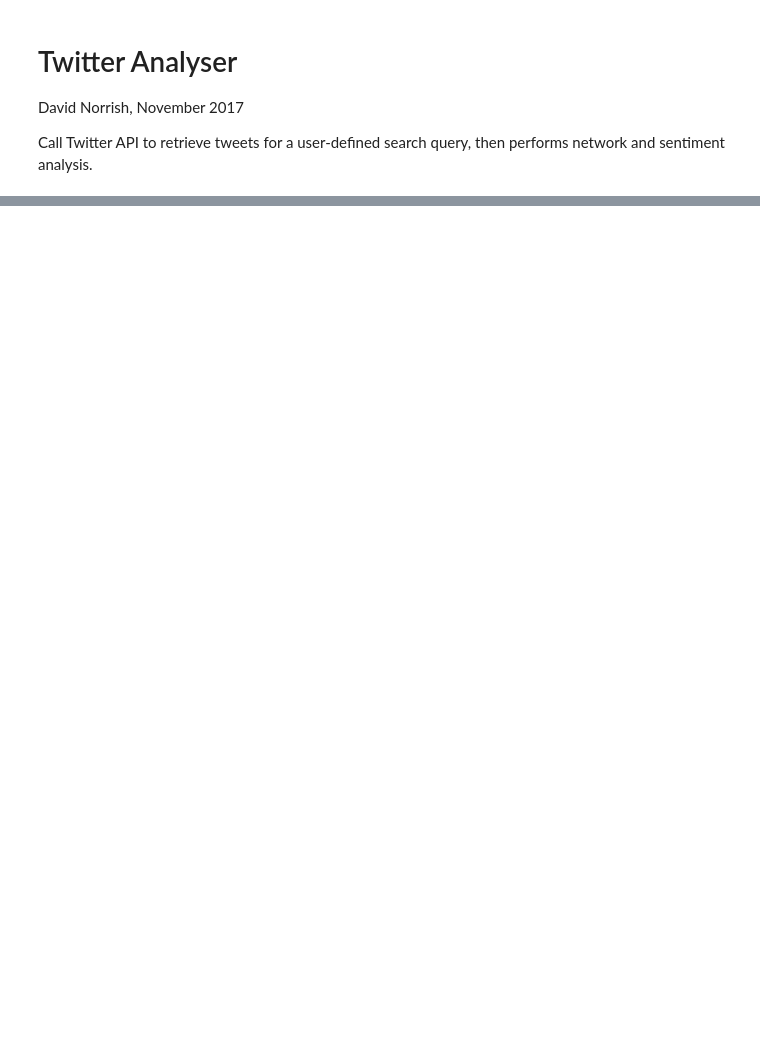
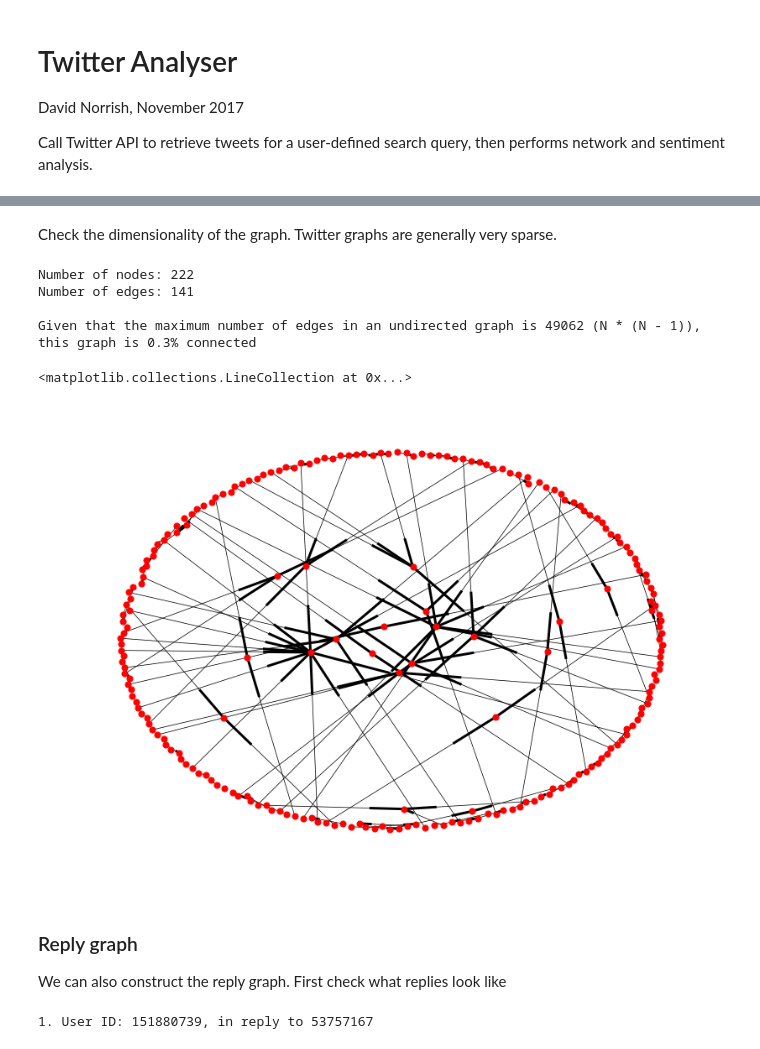
Before and after one commit to norrishd/TwitterAnalysis, a Jupyter notebook: TwitterAnalyser.ipynb, the cells around one changed output, grey strips where cells are left out. Saved outputs shown, nothing was run; the diff lists cells and outputs as text; code cells hidden in the pictures; blank space fills up the shorter version.

Commit message:
Conduct initial networkx analysis and build graphs

```diff
--- a/TwitterAnalyser.ipynb
+++ b/TwitterAnalyser.ipynb
@@ -45,0 +129,80 @@ else:
+# %%
+import networkx as nx
+tweet_file.seek(0)
+
+#  Initialise the networkx graph
+retweet_graph = nx.DiGraph()
+
+# Go line by line (i.e. tweet by tweet), building graph
+for line in tweet_file:
+    tweet = json.loads(line)
+
+    # Only include tweets that are retweets
+    if 'retweeted_status' in tweet:
+        # Determine user id
+        user_id = tweet['user']['id']
+        # if isinstance(user_id, dict):
+        #     user_id = user_id.values()[0]
+        user_id = int(user_id)
+
+        # Determine the retweeted user id
+        retweeted_user_id = tweet['retweeted_status']['user']['id']
+        # if isinstance(retweeted_user_id, dict):
+        #     retweeted_user_id = retweeted_user_id.values()[0]
+        # retweeted_user_id = int(retweeted_user_id)
+
+        # Add the two nodes in the graph, if not already there
+        if user_id not in DG:
+            DG.add_node(user_id)
+        if retweet_user_id not in DG:
+            DG.add_node(retweeted_user_id)
+        retweet_graph.add_edge(user_id, retweeted_user_id)
+# %% [markdown]
+Check the dimensionality of the graph. Twitter graphs are generally very sparse.
+# %%
+nodes = retweet_graph.number_of_nodes()
+edges = retweet_graph.number_of_edges()
+print('Number of nodes: {}'.format(nodes))
+print('Number of edges: {}'.format(edges))
+max_edges = int(nodes * (nodes - 1))
+print('\nGiven that the maximum number of edges in an undirected graph is {} (N * (N - 1)),\nthis graph is {:.1%} connected'.format(max_edges, edges / max_edges))
+# %% [output]
+Number of nodes: 222
+Number of edges: 141
+
+Given that the maximum number of edges in an undirected graph is 49062 (N * (N - 1)),
+this graph is 0.3% connected
+# %%
+%matplotlib inline
+import matplotlib.pyplot as plt
+
+# Determine the spring layout
+pos = nx.spring_layout(retweet_graph)
+
+# draw the graph
+plt.figure(figsize=(14,10))
+plt.axis('off')
+nx.draw_networkx_nodes(retweet_graph, pos, node_size=50)
+nx.draw_networkx_edges(retweet_graph, pos, width=0.75, arrows=True)
+# %% [output]
+<matplotlib.collections.LineCollection at 0x...>
+[figure, added]
+# %% [markdown]
+### Reply graph
+We can also construct the reply graph. First check what replies look like
+# %%
+# Get an example tweet which replies to a user in order to see the structure
+tweet_file.seek(0)
+
+# Read through tweets until find an example, see what it looks like
+example_found = False
+i = 0
+while not example_found:
+    tweet = json.loads(tweet_file.readline())
+    if 'in_reply_to_user_id' in tweet and tweet['in_reply_to_user_id'] != None:
+        example_found = True
+    i += 1
+
+print(str(i) + '. User ID: ' + str(tweet['user']['id']) + ', in reply to ' + str(tweet['in_reply_to_user_id']))
+# %% [output]
+1. User ID: 151880739, in reply to 53757167
```
Also changed, not shown: parts of 14 cells of this notebook, 3 other files.
